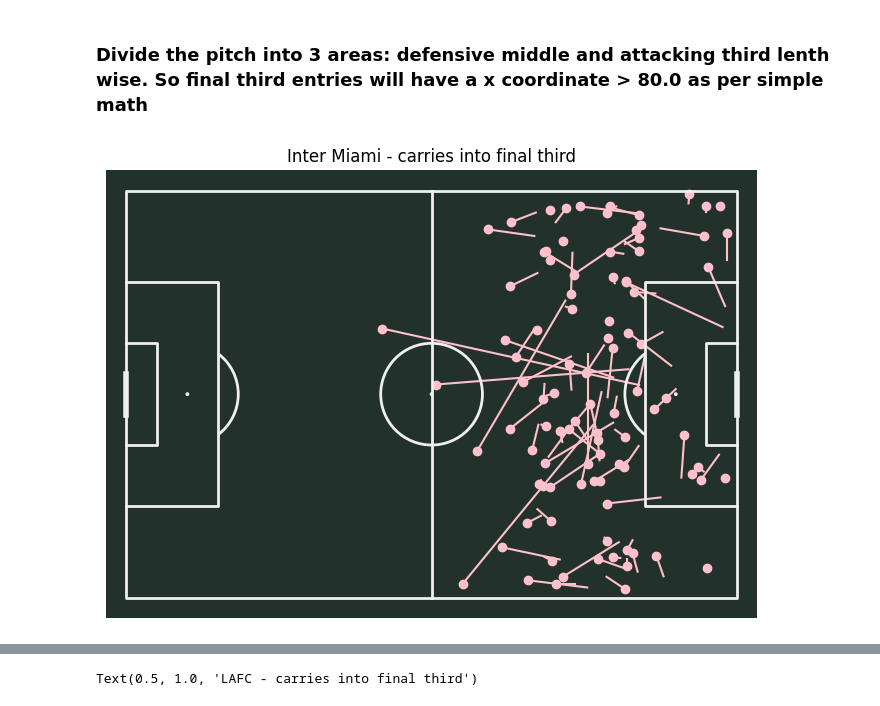
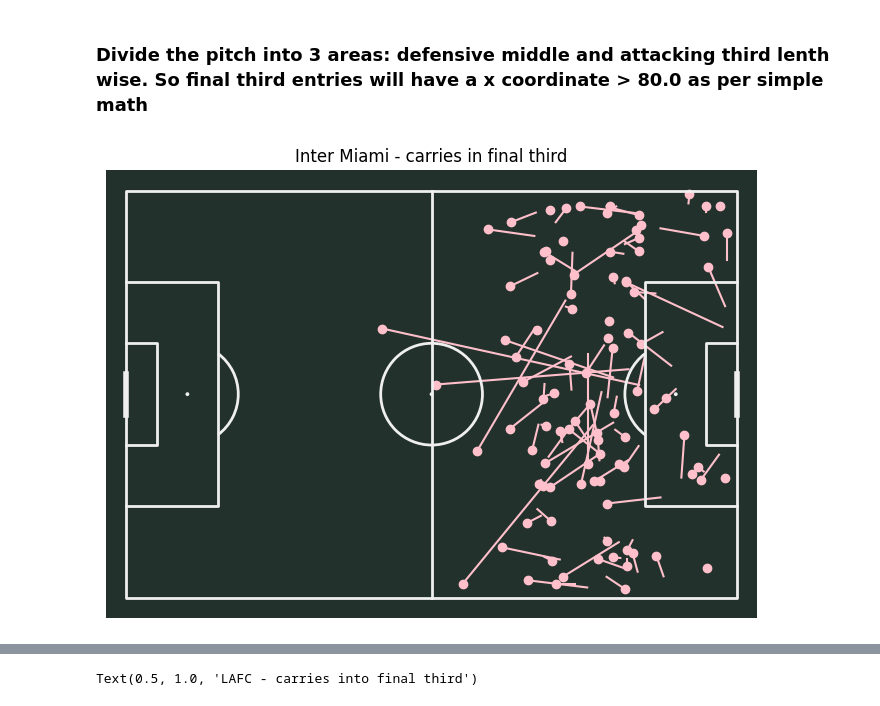
Before and after one commit to der-amit/soccer_plots, a Jupyter notebook: mls_plots.ipynb, the cells around one changed output, grey strips where cells are left out. Drawn from its saved outputs; the diff is of its cells as text; code cells hidden in the pictures.

```diff
--- a/mls_plots.ipynb
+++ b/mls_plots.ipynb
@@ -78,7 +78,7 @@ From Counter        36
 Other                2
 Name: count, dtype: int64
 # %%
-df = events_df[['team' ,'minute','player', 'location', 'carry_end_location','pass_end_location','play_pattern','pass_type', 'pass_shot_assist','pass_goal_assist','under_pressure','pass_through_ball','pass_cross','pass_cut_back','shot_statsbomb_xg']]
+df = events_df[['team' ,'minute','player', 'location', 'carry_end_location','pass_end_location','play_pattern','pass_type', 'pass_shot_assist','pass_goal_assist','pass_outcome','pass_through_ball','pass_cross','pass_cut_back','shot_statsbomb_xg', 'under_pressure']]
 # %%
 df_shot = events_df[['team' ,'minute','player', 'location','shot_end_location', 'shot_one_on_one','shot_outcome']]
 # %%
@@ -308,15 +250,15 @@ dtype: object
 # %%
 fig, ax = pitch.draw(figsize=(8,5))
 
 
 #Inter Miami carries into final third
 carries_f3rd = df_carries[(df_carries['team'] == 'Inter Miami') & (df_carries['carry_end_x'] > 80)]
 ax.plot((carries_f3rd.xstart, carries_f3rd.carry_end_x),(carries_f3rd.ystart, carries_f3rd.carry_end_y),color = 'pink')
 ax.plot(carries_f3rd.xstart, carries_f3rd.ystart, 'o', color = 'pink')
 
 
-ax.set_title("Inter Miami - carries into final third")
+ax.set_title("Inter Miami - carries in final third")
 
 plt.show()
 # %% [output]
-[figure, old version]
+[figure, new version]
```
Also changed, not shown: parts of 24 cells of this notebook.
